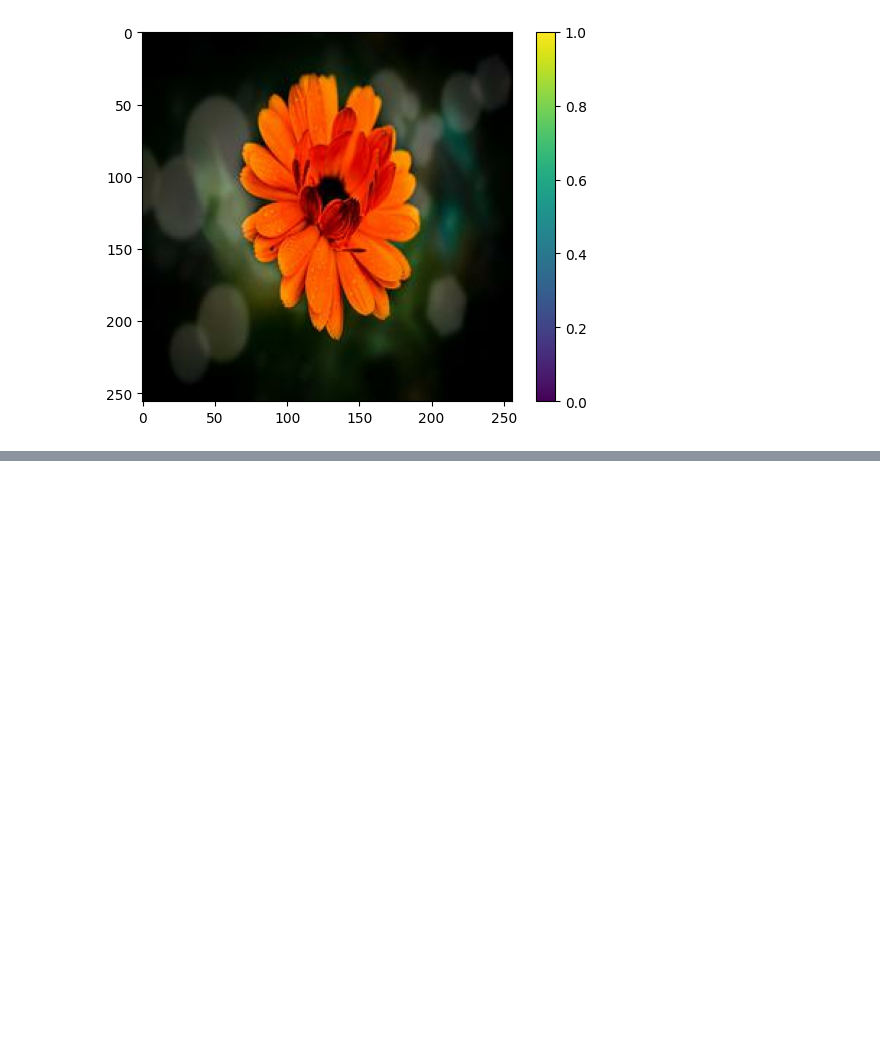
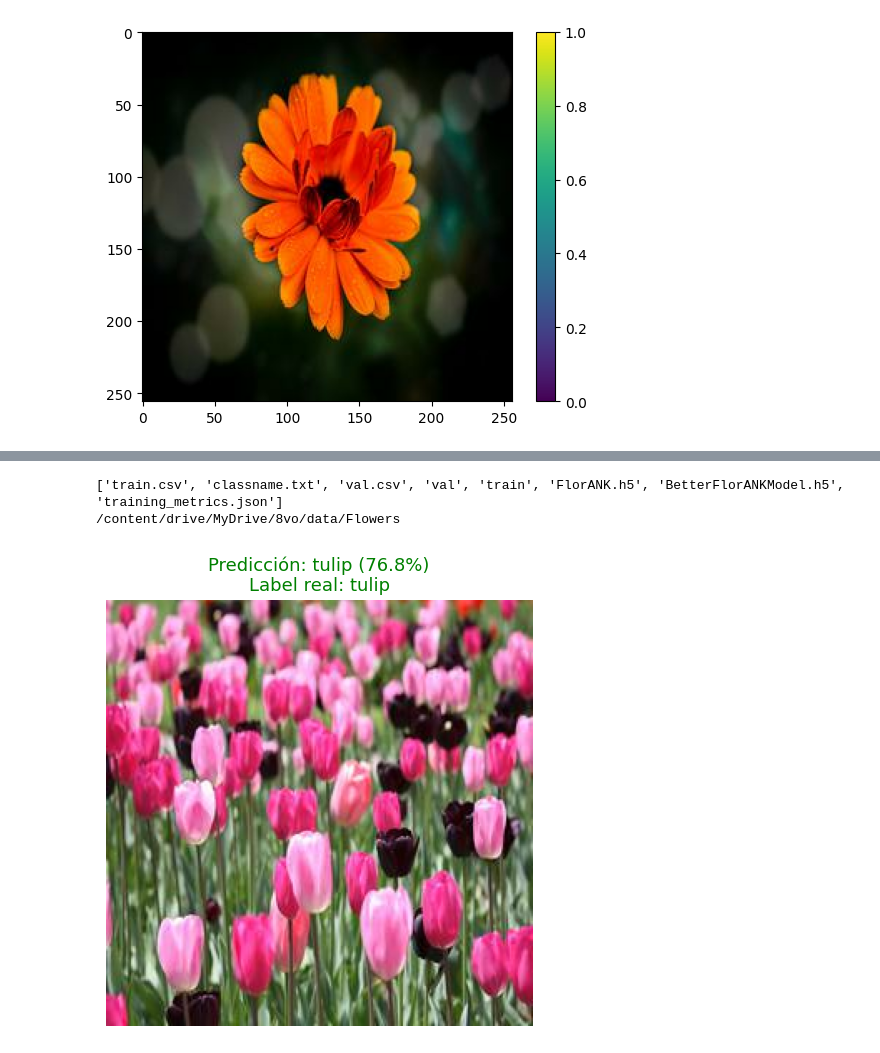
Before and after one commit to jotapeeeeee/FlorANK, a Jupyter notebook: FlorANK.ipynb, the cells around one changed output, grey strips where cells are left out. Saved outputs shown, nothing was run; the diff lists cells and outputs as text; code cells hidden in the pictures; blank space fills up the shorter version.

```diff
--- a/FlorANK.ipynb
+++ b/FlorANK.ipynb
@@ -121,0 +187,3 @@ print(prueba.shape)
+# %%
+#Carga del modelo ya entrenado
+model = tf.keras.models.load_model('FlorANK.h5')
@@ -121,0 +220,31 @@ print(prueba.shape)
+# %%
+print(os.listdir())
+print(os.getcwd())
+# %% [output]
+['train.csv', 'classname.txt', 'val.csv', 'val', 'train', 'FlorANK.h5', 'BetterFlorANKModel.h5', 'training_metrics.json']
+/content/drive/MyDrive/8vo/data/Flowers
+# %%
+images, labels = next(iter(test_ds))
+
+idx = 0
+
+img = images[idx].numpy()
+true_label = class_names[labels[idx].numpy()]
+
+pred = model.predict(tf.expand_dims(images[idx], axis=0), verbose=0)
+pred_label = class_names[np.argmax(pred)]
+confidence = np.max(pred) * 100
+
+plt.figure(figsize=(5, 5))
+plt.imshow(img)
+plt.axis('off')
+color = 'green' if pred_label == true_label else 'red'
+plt.title(
+    f"Predicción: {pred_label} ({confidence:.1f}%)\nLabel real: {true_label}",
+    color=color,
+    fontsize=13
+)
+plt.tight_layout()
+plt.show()
+# %% [output]
+[figure, added]
```
Also changed, not shown: parts of 30 cells of this notebook, 1 other file.
